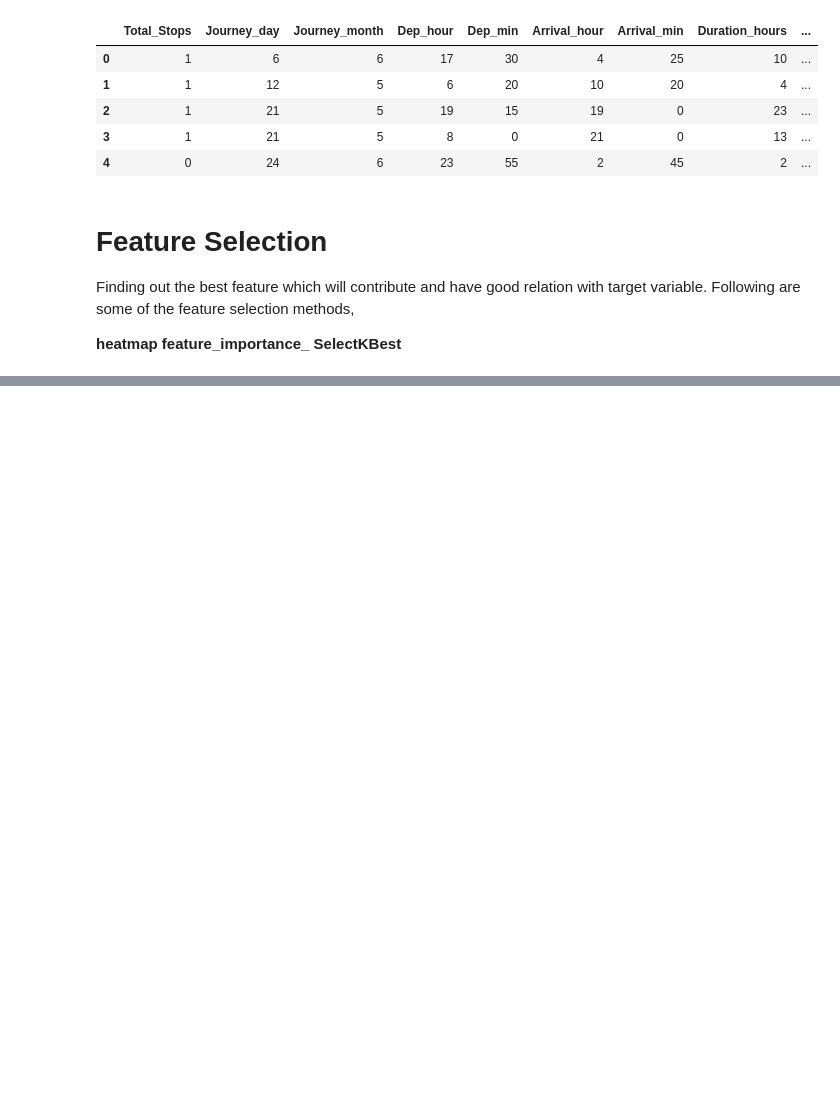
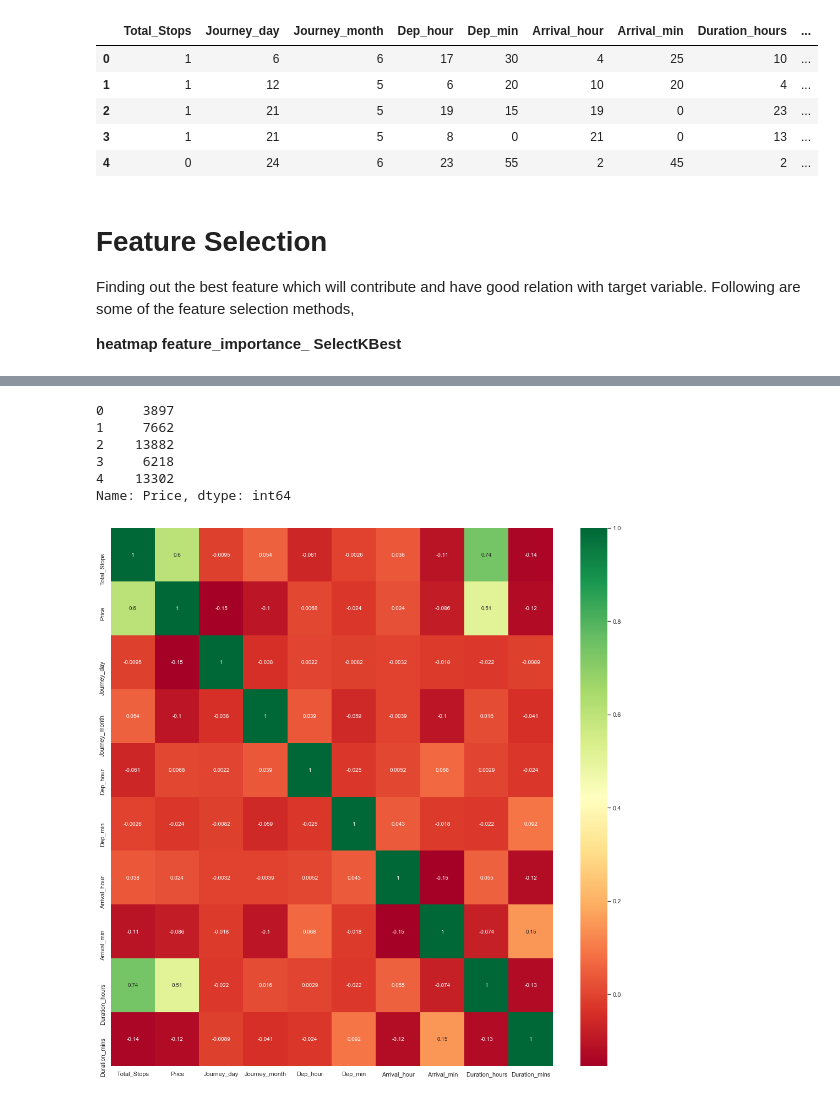
Before and after one commit to shashank9046/Flight-Price-Prediction, a Jupyter notebook: Untitled.ipynb, the cells around one changed output, grey strips where cells are left out. Cells and saved outputs as stored; diff of their text form; code cells hidden in the pictures; blank space fills up the shorter version.

```diff
--- a/Untitled.ipynb
+++ b/Untitled.ipynb
@@ -473,0 +511,17 @@ Finding out the best feature which will contribute and have good relation with t
+# %%
+y = data_train.iloc[:, 1]
+y.head()
+# %% [output]
+0     3897
+1     7662
+2    13882
+3     6218
+4    13302
+Name: Price, dtype: int64
+# %%
+# Finds correlation between Independent and dependent attributes
+plt.figure(figsize = (18,18))
+sns.heatmap(train_data.corr(), annot = True, cmap = "RdYlGn")
+plt.show()
+# %% [output]
+[figure, added]
```
Also changed, not shown: parts of 6 cells of this notebook.
